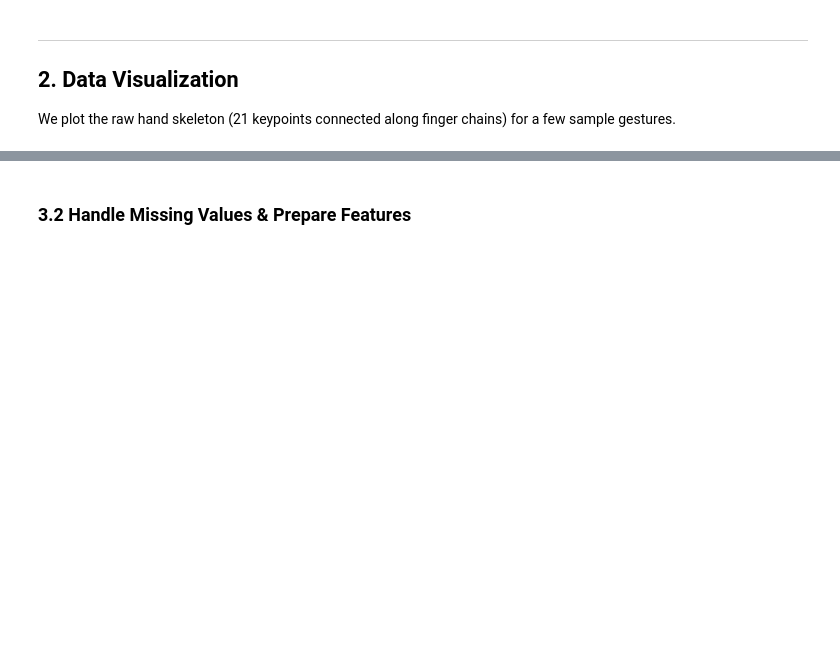
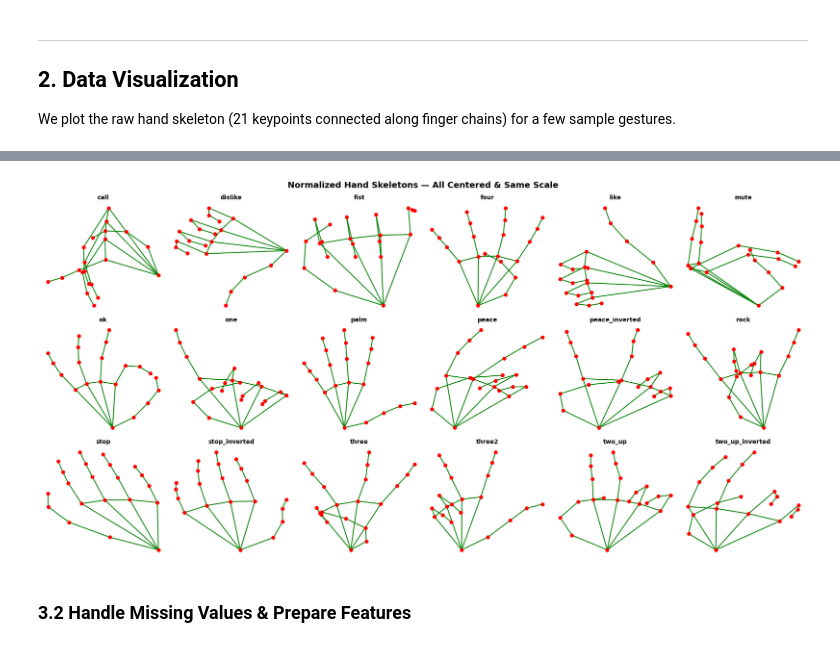
Before and after one commit to OmarGamal488/hand-gesture-recognition, a Jupyter notebook: hand_gesture_classification.ipynb, the cells around one changed output, grey strips where cells are left out. Saved outputs shown, nothing was run; the diff lists cells and outputs as text; code cells hidden in the pictures; blank space fills up the shorter version.

```diff
--- a/hand_gesture_classification.ipynb
+++ b/hand_gesture_classification.ipynb
@@ -198,28 +189,27 @@ Sample normalized mid-finger tip (should be ~1): 1.0
 # %%
-# Visualize normalized hands to confirm normalization worked
 def plot_hand_norm(ax, row, title=''):
     xs = [row[f'x{i+1}'] for i in range(21)]
     ys = [row[f'y{i+1}'] for i in range(21)]
     for s, e in CONNECTIONS:
         ax.plot([xs[s], xs[e]], [ys[s], ys[e]], 'g-', linewidth=1.5)
     ax.scatter(xs, ys, c='red', s=30, zorder=5)
     ax.set_title(title, fontsize=10, fontweight='bold')
     ax.invert_yaxis()
     ax.axis('off')
 
 fig_norm_skeletons, axes = plt.subplots(nrows, ncols, figsize=(ncols * 3, nrows * 3))
 axes = axes.flatten()
 
 for idx, cls in enumerate(sorted(classes)):
     sample = df_norm[df_norm['label'] == cls].iloc[0]
     plot_hand_norm(axes[idx], sample, title=cls)
 
-for j in range(idx + 1, len(axes)):
-    axes[j].axis('off')
 
 fig_norm_skeletons.suptitle('Normalized Hand Skeletons — All Centered & Same Scale', fontsize=14, fontweight='bold')
 plt.tight_layout()
 plt.show()
+# %% [output]
+[figure, added]
 # %% [markdown]
 ### 3.2 Handle Missing Values & Prepare Features
 # %%
```
Also changed, not shown: parts of 23 cells of this notebook.
